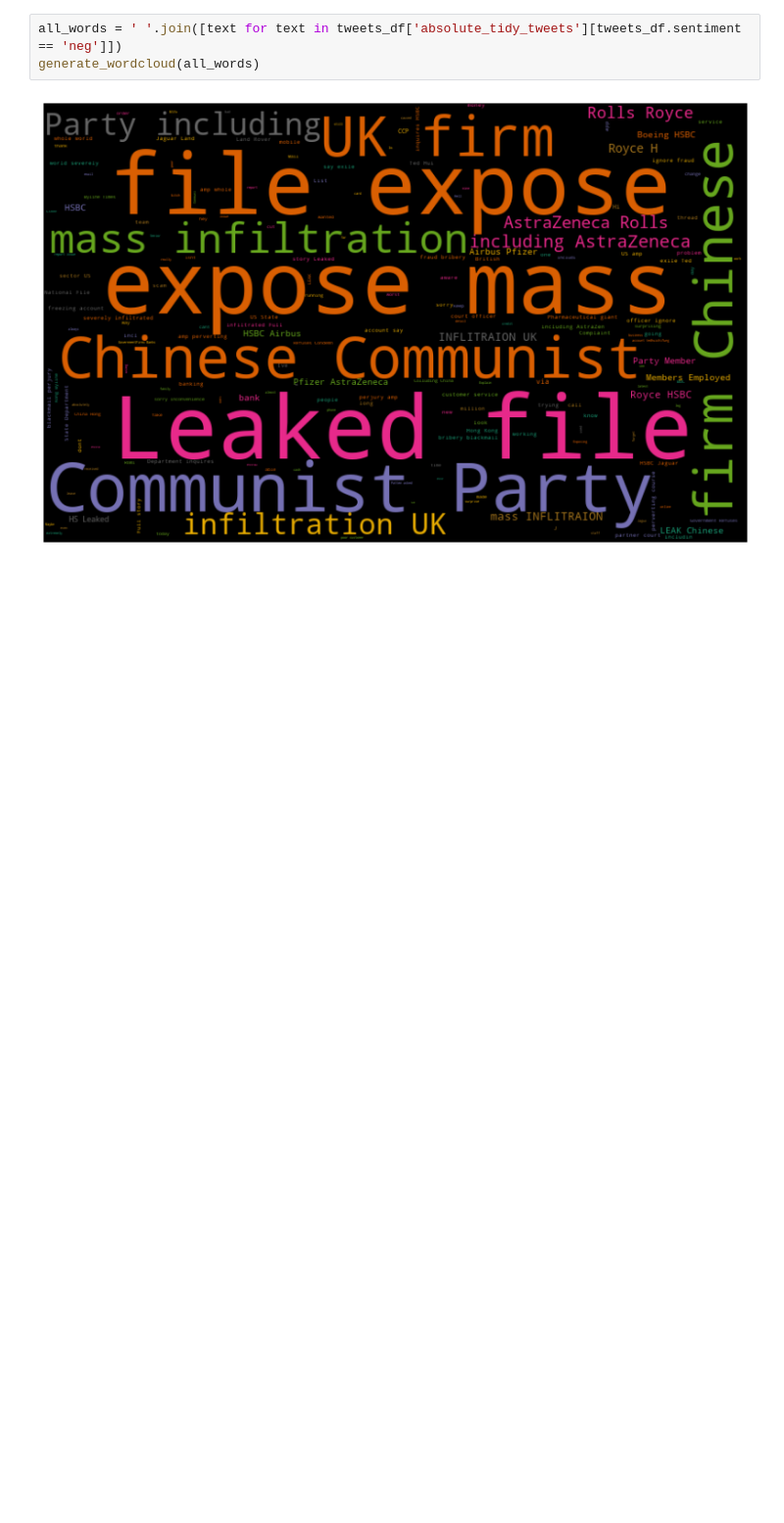
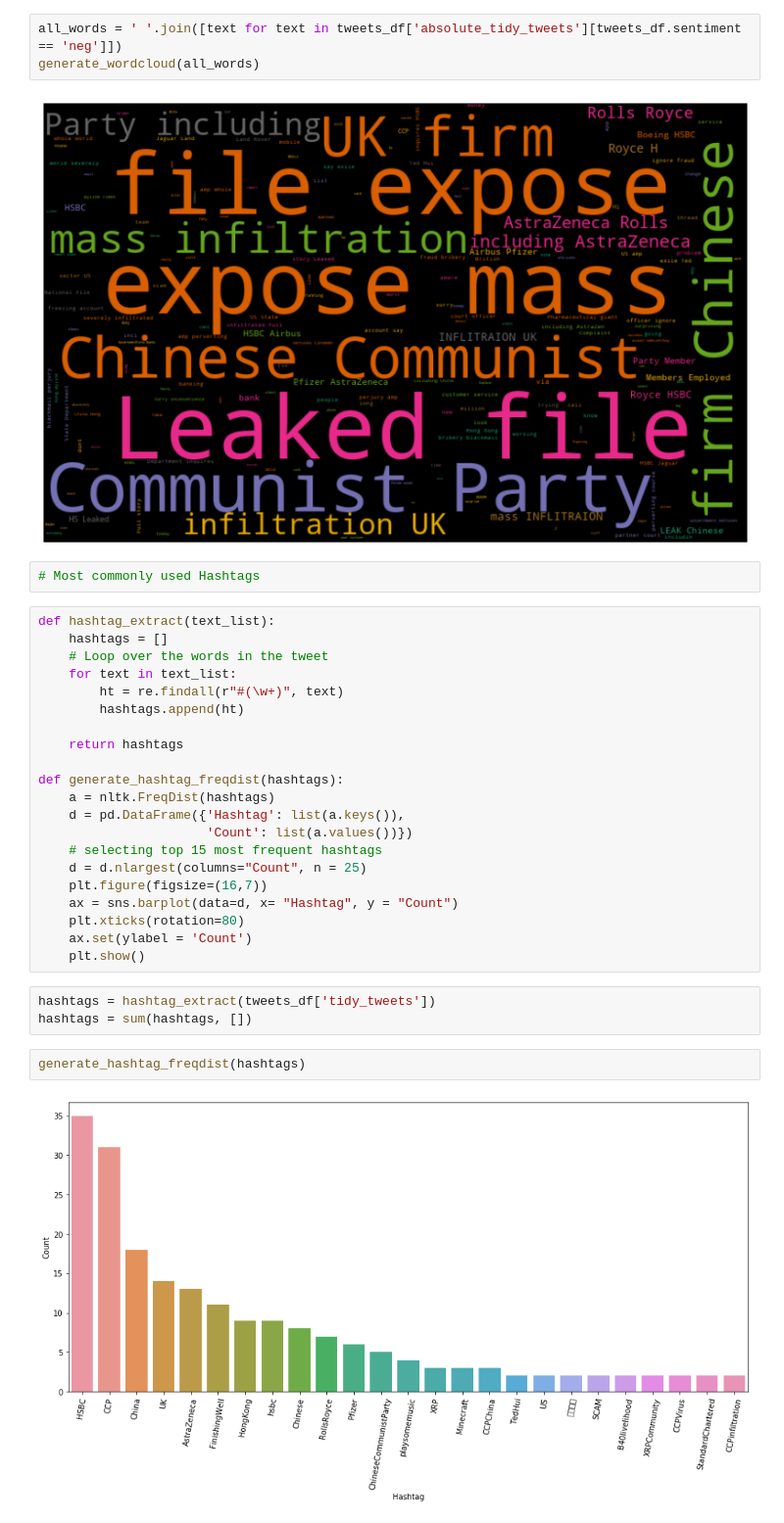
Before and after one commit to Ashishkhurana01/NLP, a Jupyter notebook: Sentiment_Analysis_updated.ipynb, the cells around one changed output. Shown at 98% size. Cells and saved outputs as stored; diff of their text form; blank space fills up the shorter version.

```diff
--- a/Sentiment_Analysis_updated.ipynb
+++ b/Sentiment_Analysis_updated.ipynb
@@ -544,3 +544,33 @@ all_words = ' '.join([text for text in tweets_df['absolute_tidy_tweets'][tweets_
 generate_wordcloud(all_words)
 # %% [output]
 [figure]
+# %%
+# Most commonly used Hashtags
+# %%
+def hashtag_extract(text_list):
+    hashtags = []
+    # Loop over the words in the tweet
+    for text in text_list:
+        ht = re.findall(r"#(\w+)", text)
+        hashtags.append(ht)
+
+    return hashtags
+
+def generate_hashtag_freqdist(hashtags):
+    a = nltk.FreqDist(hashtags)
+    d = pd.DataFrame({'Hashtag': list(a.keys()),
+                      'Count': list(a.values())})
+    # selecting top 15 most frequent hashtags
+    d = d.nlargest(columns="Count", n = 25)
+    plt.figure(figsize=(16,7))
+    ax = sns.barplot(data=d, x= "Hashtag", y = "Count")
+    plt.xticks(rotation=80)
+    ax.set(ylabel = 'Count')
+    plt.show()
+# %%
+hashtags = hashtag_extract(tweets_df['tidy_tweets'])
+hashtags = sum(hashtags, [])
+# %%
+generate_hashtag_freqdist(hashtags)
+# %% [output]
+[figure, added]
```
Also changed, not shown: parts of 6 cells of this notebook.
